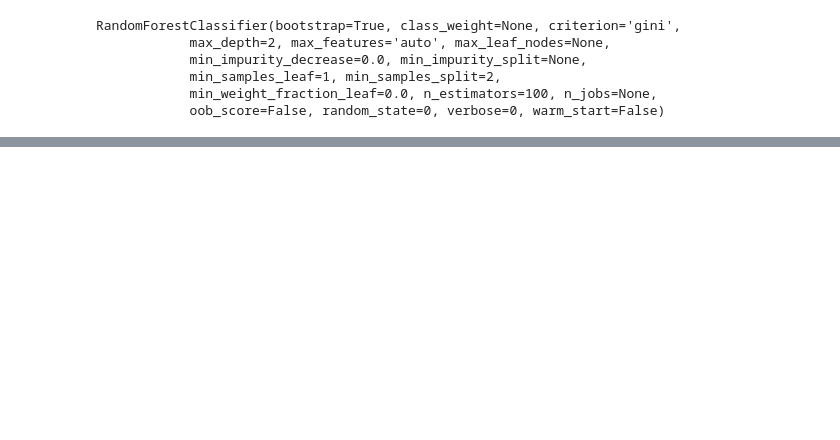
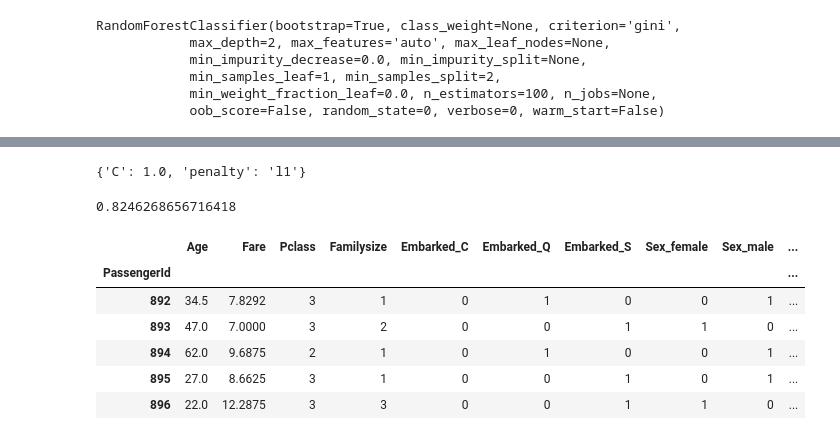
Before and after one commit to sagar-dhingra/titanic-survival-ml-project, a Jupyter notebook: notebooks/Titanic_Survival_Prediction_Model.ipynb, the cells around one changed output, grey strips where cells are left out. Saved outputs shown, nothing was run; the diff lists cells and outputs as text; code cells hidden in the pictures; blank space fills up the shorter version.

Commit message:
logistic regression model with hyperparameters

```diff
--- a/notebooks/Titanic_Survival_Prediction_Model.ipynb
+++ b/notebooks/Titanic_Survival_Prediction_Model.ipynb
@@ -189,0 +313,24 @@ accuracy_score(y_test,y_predict)
+# %%
+clf.best_params_
+# %% [output]
+{'C': 1.0, 'penalty': 'l1'}
+# %%
+# check the accuracy score of logistic regression model
+y_predict_lgr=clf.predict(x_test)
+accuracy_score(y_test,y_predict_lgr)
+# %% [output]
+0.8246268656716418
+# %%
+#load the processed Test data
+
+process_test_data=pd.read_csv("../data/processed/test.csv",index_col="PassengerId")
+
+process_test_data.head(5)
+# %% [output]
+|  | Age | Fare | Pclass | Familysize | Embarked_C | Embarked_Q | Embarked_S | Sex_female | Sex_male | ... |
+| PassengerId |  |  |  |  |  |  |  |  |  | ... |
+| 892 | 34.5 | 7.8292 | 3 | 1 | 0 | 1 | 0 | 0 | 1 | ... |
+| 893 | 47.0 | 7.0000 | 3 | 2 | 0 | 0 | 1 | 1 | 0 | ... |
+| 894 | 62.0 | 9.6875 | 2 | 1 | 0 | 1 | 0 | 0 | 1 | ... |
+| 895 | 27.0 | 8.6625 | 3 | 1 | 0 | 0 | 1 | 0 | 1 | ... |
+| 896 | 22.0 | 12.2875 | 3 | 3 | 0 | 0 | 1 | 1 | 0 | ... |
```
Also changed, not shown: parts of 44 cells of this notebook, 4 other files.
